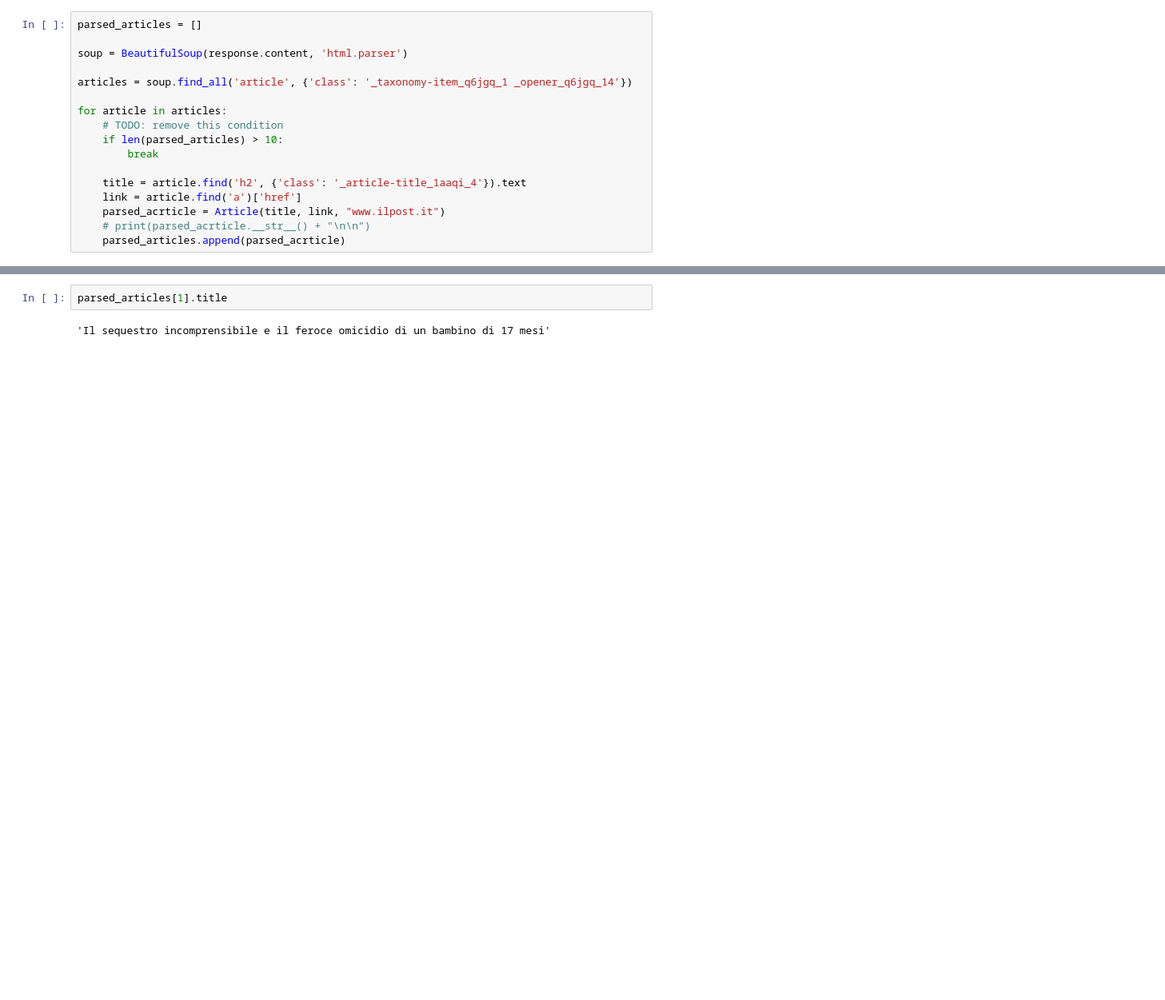
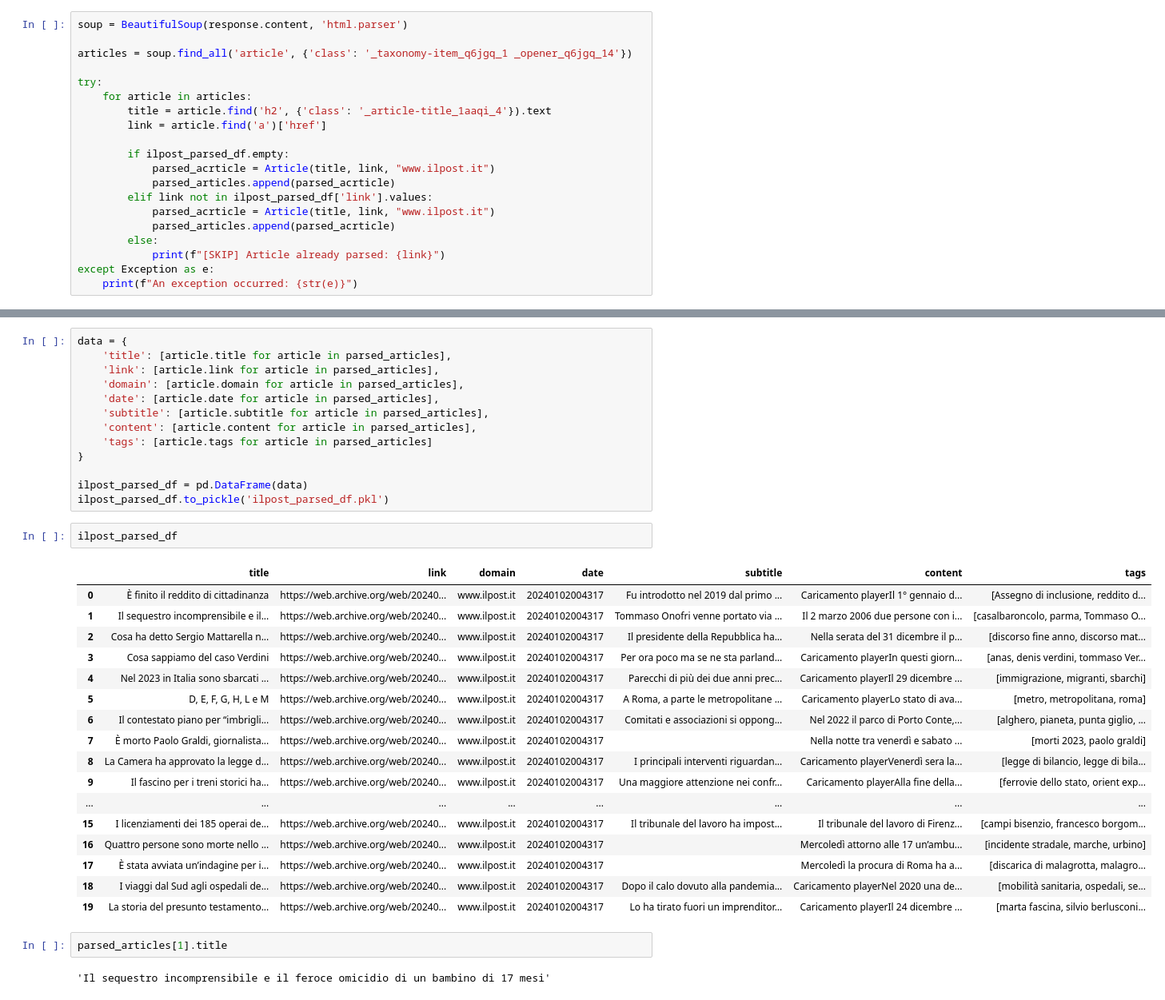
Before and after one commit to alexcalabrese/datamanagement_project, a Jupyter notebook: scraper.ipynb, the cells around one changed output, grey strips where cells are left out. Shown at 80% size. Cells and saved outputs as stored; diff of their text form; blank space fills up the shorter version.

```diff
--- a/scraper.ipynb
+++ b/scraper.ipynb
@@ -220,18 +304,21 @@ class Article:
 # %%
-parsed_articles = []
-
 soup = BeautifulSoup(response.content, 'html.parser')
 
 articles = soup.find_all('article', {'class': '_taxonomy-item_q6jgq_1 _opener_q6jgq_14'})
 
-for article in articles:
-    # TODO: remove this condition
-    if len(parsed_articles) > 10:
-        break
+try:
+    for article in articles:
+        title = article.find('h2', {'class': '_article-title_1aaqi_4'}).text
+        link = article.find('a')['href']
 
-    title = article.find('h2', {'class': '_article-title_1aaqi_4'}).text
-    link = article.find('a')['href']
-    parsed_acrticle = Article(title, link, "www.ilpost.it")
-    # print(parsed_acrticle.__str__() + "\n\n")
-    parsed_articles.append(parsed_acrticle)
+        if ilpost_parsed_df.empty:
+            parsed_acrticle = Article(title, link, "www.ilpost.it")
+            parsed_articles.append(parsed_acrticle)
+        elif link not in ilpost_parsed_df['link'].values:
+            parsed_acrticle = Article(title, link, "www.ilpost.it")
+            parsed_articles.append(parsed_acrticle)
+        else:
+            print(f"[SKIP] Article already parsed: {link}")
+except Exception as e:
+    print(f"An exception occurred: {str(e)}")
 # %% [output]
@@ -256,3 +342,36 @@ ConnectionError: HTTPSConnectionPool(host='web.archive.org', port=443): Max retr
+# %%
+data = {
+    'title': [article.title for article in parsed_articles],
+    'link': [article.link for article in parsed_articles],
+    'domain': [article.domain for article in parsed_articles],
+    'date': [article.date for article in parsed_articles],
+    'subtitle': [article.subtitle for article in parsed_articles],
+    'content': [article.content for article in parsed_articles],
+    'tags': [article.tags for article in parsed_articles]
+}
+
+ilpost_parsed_df = pd.DataFrame(data)
+ilpost_parsed_df.to_pickle('ilpost_parsed_df.pkl')
+# %%
+ilpost_parsed_df
+# %% [output]
+|  | title | link | domain | date | subtitle | content | tags |
+| 0 | È finito il reddito di cittadinanza | https://web.archive.org/web/20240... | www.ilpost.it | 20240102004317 | Fu introdotto nel 2019 dal primo ... | Caricamento playerIl 1° gennaio d... | [Assegno di inclusione, reddito d... |
+| 1 | Il sequestro incomprensibile e il... | https://web.archive.org/web/20240... | www.ilpost.it | 20240102004317 | Tommaso Onofri venne portato via ... | Il 2 marzo 2006 due persone con i... | [casalbaroncolo, parma, Tommaso O... |
+| 2 | Cosa ha detto Sergio Mattarella n... | https://web.archive.org/web/20240... | www.ilpost.it | 20240102004317 | Il presidente della Repubblica ha... | Nella serata del 31 dicembre il p... | [discorso fine anno, discorso mat... |
+| 3 | Cosa sappiamo del caso Verdini | https://web.archive.org/web/20240... | www.ilpost.it | 20240102004317 | Per ora poco ma se ne sta parland... | Caricamento playerIn questi giorn... | [anas, denis verdini, tommaso Ver... |
+| 4 | Nel 2023 in Italia sono sbarcati ... | https://web.archive.org/web/20240... | www.ilpost.it | 20240102004317 | Parecchi di più dei due anni prec... | Caricamento playerIl 29 dicembre ... | [immigrazione, migranti, sbarchi] |
+| 5 | D, E, F, G, H, L e M | https://web.archive.org/web/20240... | www.ilpost.it | 20240102004317 | A Roma, a parte le metropolitane ... | Caricamento playerLo stato di ava... | [metro, metropolitana, roma] |
+| 6 | Il contestato piano per “imbrigli... | https://web.archive.org/web/20240... | www.ilpost.it | 20240102004317 | Comitati e associazioni si oppong... | Nel 2022 il parco di Porto Conte,... | [alghero, pianeta, punta giglio, ... |
+| 7 | È morto Paolo Graldi, giornalista... | https://web.archive.org/web/20240... | www.ilpost.it | 20240102004317 |  | Nella notte tra venerdì e sabato ... | [morti 2023, paolo graldi] |
+| 8 | La Camera ha approvato la legge d... | https://web.archive.org/web/20240... | www.ilpost.it | 20240102004317 | I principali interventi riguardan... | Caricamento playerVenerdì sera la... | [legge di bilancio, legge di bila... |
+| 9 | Il fascino per i treni storici ha... | https://web.archive.org/web/20240... | www.ilpost.it | 20240102004317 | Una maggiore attenzione nei confr... | Caricamento playerAlla fine della... | [ferrovie dello stato, orient exp... |
+| ... | ... | ... | ... | ... | ... | ... | ... |
+| 15 | I licenziamenti dei 185 operai de... | https://web.archive.org/web/20240... | www.ilpost.it | 20240102004317 | Il tribunale del lavoro ha impost... | Il tribunale del lavoro di Firenz... | [campi bisenzio, francesco borgom... |
+| 16 | Quattro persone sono morte nello ... | https://web.archive.org/web/20240... | www.ilpost.it | 20240102004317 |  | Mercoledì attorno alle 17 un’ambu... | [incidente stradale, marche, urbino] |
+| 17 | È stata avviata un’indagine per i... | https://web.archive.org/web/20240... | www.ilpost.it | 20240102004317 |  | Mercoledì la procura di Roma ha a... | [discarica di malagrotta, malagro... |
+| 18 | I viaggi dal Sud agli ospedali de... | https://web.archive.org/web/20240... | www.ilpost.it | 20240102004317 | Dopo il calo dovuto alla pandemia... | Caricamento playerNel 2020 una de... | [mobilità sanitaria, ospedali, se... |
+| 19 | La storia del presunto testamento... | https://web.archive.org/web/20240... | www.ilpost.it | 20240102004317 | Lo ha tirato fuori un imprenditor... | Caricamento playerIl 24 dicembre ... | [marta fascina, silvio berlusconi... |
 # %%
 parsed_articles[1].title
 # %% [output]
```
Also changed, not shown: parts of 19 cells of this notebook, 2 other files.
